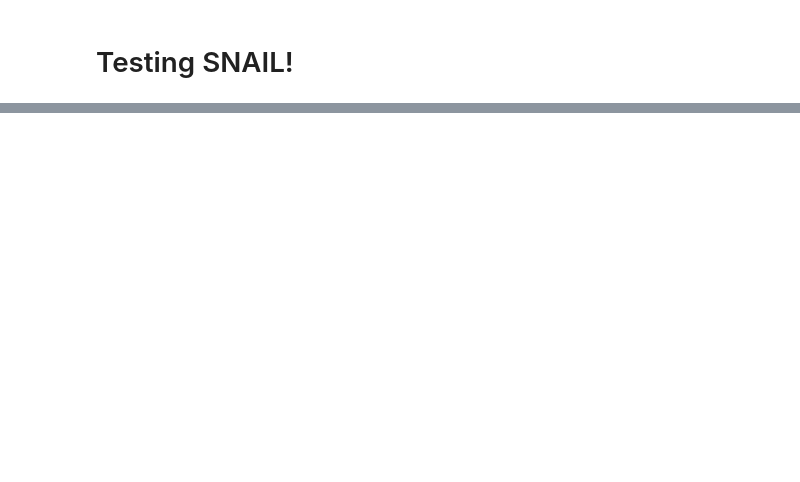
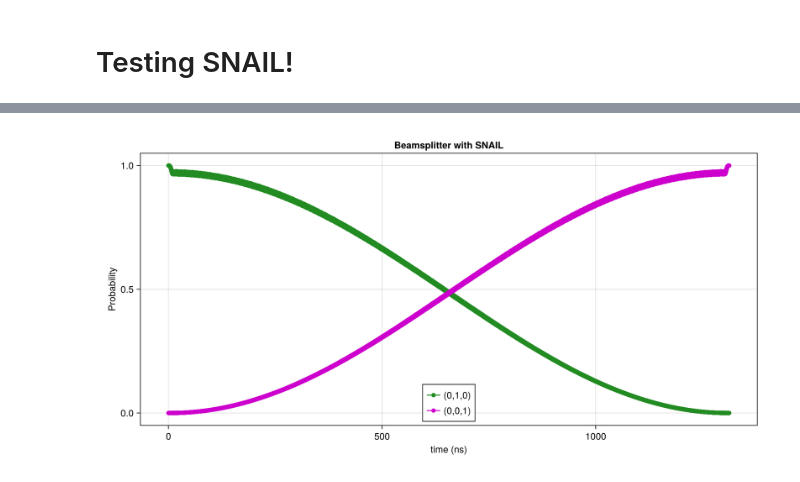
Before and after one commit to Gavin-Rockwood/SuperconductingCavities, a Jupyter notebook: Dev/SNAIL.ipynb, the cells around one changed output, grey strips where cells are left out. Drawn from its saved outputs; the diff is of its cells as text; code cells hidden in the pictures; blank space fills up the shorter version.

```diff
--- a/Dev/SNAIL.ipynb
+++ b/Dev/SNAIL.ipynb
@@ -45,0 +87,8 @@ snail = SC.Hilbertspaces.Elements.SNAILs.init(Eᶜ, Eʲ, Eˡ, α, Φᵉ, 120, 10
+# %%
+envelope = "Sine_Squared_Ramp"
+envelope_args = Dict{Any, Any}("ramp_time" => 10, "pulse_time"=>0)
+
+t_range = [1300, 1325]
+sf = -2.875531789774132e-5
+
+pulse_deets = SC.Dynamics.OptimizePulse(Model.Ĥ, drive_op, ψ1, ψ2, ε, ν, sf, t_range, envelope, envelope_args, levels = 2)
@@ -45,0 +121,2 @@ snail = SC.Hilbertspaces.Elements.SNAILs.init(Eᶜ, Eʲ, Eˡ, α, Φᵉ, 120, 10
+# %%
+run_res = SC.Dynamics.RunSingleOperator(Model.Ĥ, drive_op, ψ1, pulse_deets)
@@ -45,0 +136,15 @@ snail = SC.Hilbertspaces.Elements.SNAILs.init(Eᶜ, Eʲ, Eˡ, α, Φᵉ, 120, 10
+# %%
+proj_dict = SC.Utils.Get_Projection_Ops(Model.dressed_states)
+
+evs = SC.Utils.Get_EVs(run_res.states, proj_dict);
+# %%
+f = cm.Figure(size = (1000, 500))
+ax = cm.Axis(f[1,1], title = "Beamsplitter with SNAIL", xlabel = "time (ns)", ylabel = "Probability")
+
+cm.scatterlines!(ax, run_res.times, real.(evs[(0,1,0)]), label = "(0,1,0)", color =:forestgreen)
+cm.scatterlines!(ax, run_res.times, real.(evs[(0,0,1)]), label = "(0,0,1)", color = :magenta3)
+
+cm.axislegend(position = :cb)
+f
+# %% [output]
+[figure, added]
```
Also changed, not shown: parts of 10 cells of this notebook, 13 other files.
